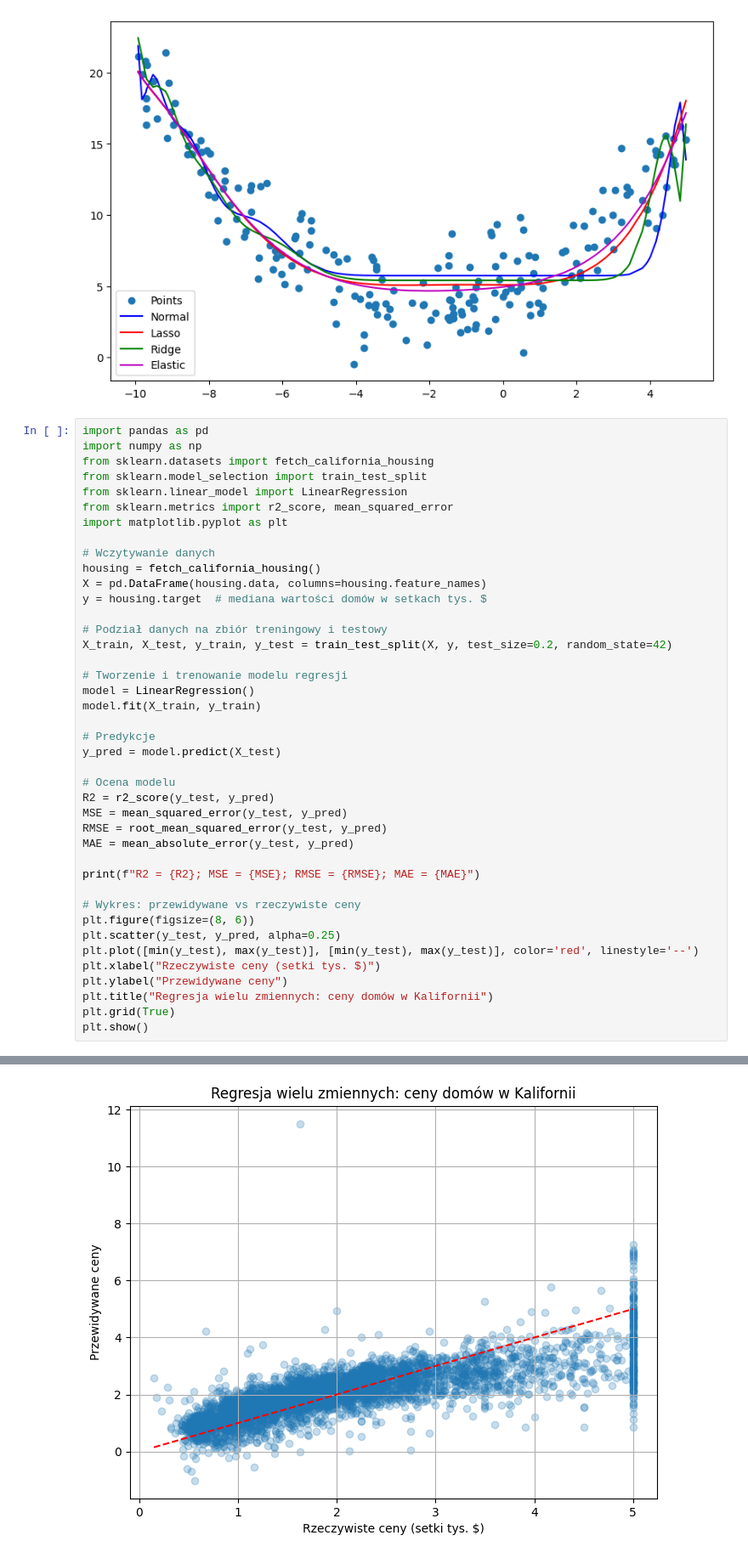
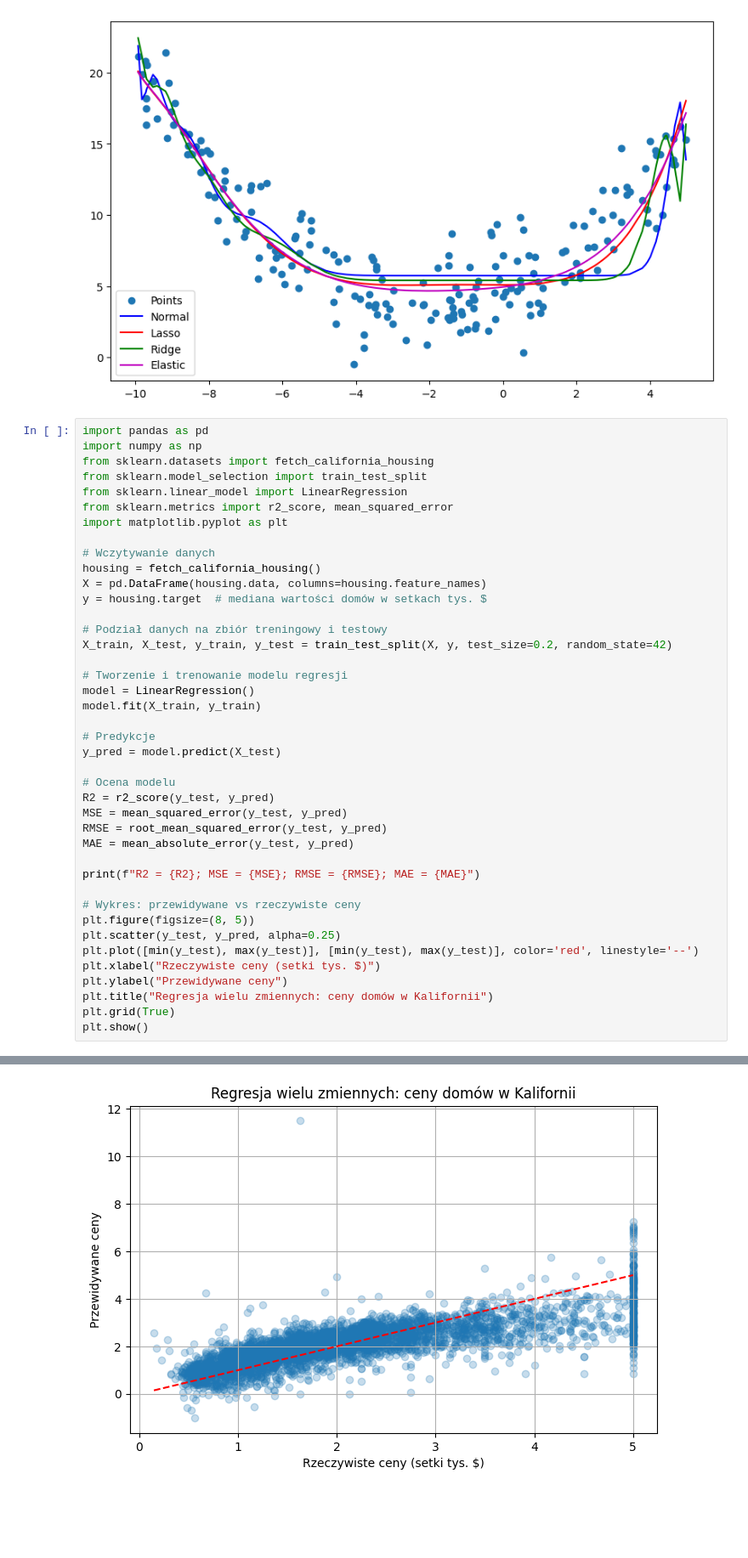
Before and after one commit to nuki789/Analiza-danych-i-uczenie-maszynowe, a Jupyter notebook: lab9/lab9.ipynb, the cells around one changed output, grey strips where cells are left out. Shown at 85% size. Drawn from its saved outputs; the diff is of its cells as text; blank space fills up the shorter version.

```diff
--- a/lab9/lab9.ipynb
+++ b/lab9/lab9.ipynb
@@ -304,32 +304,32 @@ X = pd.DataFrame(housing.data, columns=housing.feature_names)
 y = housing.target  # mediana wartości domów w setkach tys. $
 
 # Podział danych na zbiór treningowy i testowy
 X_train, X_test, y_train, y_test = train_test_split(X, y, test_size=0.2, random_state=42)
 
 # Tworzenie i trenowanie modelu regresji
 model = LinearRegression()
 model.fit(X_train, y_train)
 
 # Predykcje
 y_pred = model.predict(X_test)
 
 # Ocena modelu
 R2 = r2_score(y_test, y_pred)
 MSE = mean_squared_error(y_test, y_pred)
 RMSE = root_mean_squared_error(y_test, y_pred)
 MAE = mean_absolute_error(y_test, y_pred)
 
 print(f"R2 = {R2}; MSE = {MSE}; RMSE = {RMSE}; MAE = {MAE}")
 
 # Wykres: przewidywane vs rzeczywiste ceny
-plt.figure(figsize=(8, 6))
+plt.figure(figsize=(8, 5))
 plt.scatter(y_test, y_pred, alpha=0.25)
 plt.plot([min(y_test), max(y_test)], [min(y_test), max(y_test)], color='red', linestyle='--')
 plt.xlabel("Rzeczywiste ceny (setki tys. $)")
 plt.ylabel("Przewidywane ceny")
 plt.title("Regresja wielu zmiennych: ceny domów w Kalifornii")
 plt.grid(True)
 plt.show()
 # %% [output]
 R2 = 0.575787706032451; MSE = 0.5558915986952442; RMSE = 0.7455813830127763; MAE = 0.5332001304956555
-[figure, old version]
+[figure, new version]
```
Also changed, not shown: parts of 1 cell of this notebook, 1 other file.
